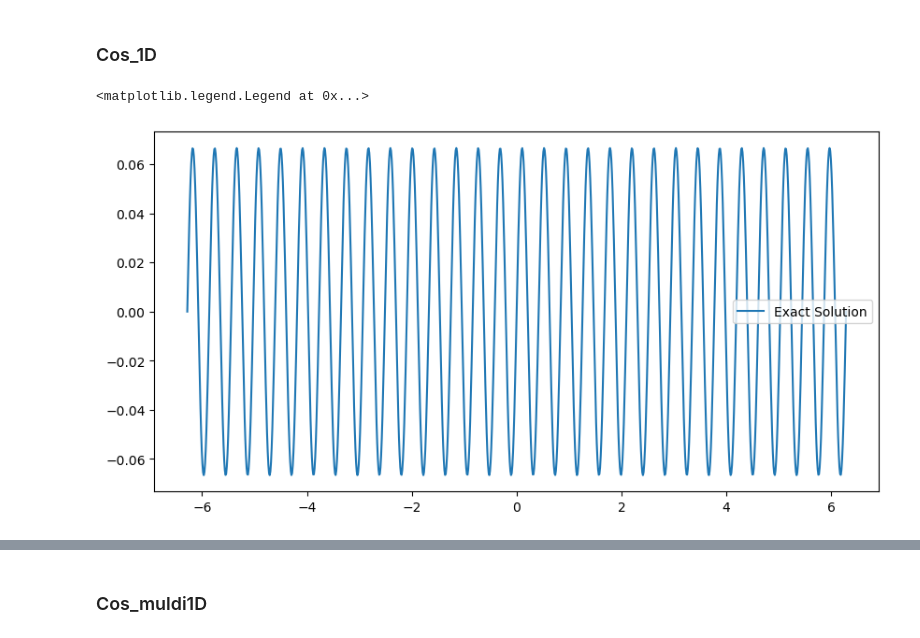
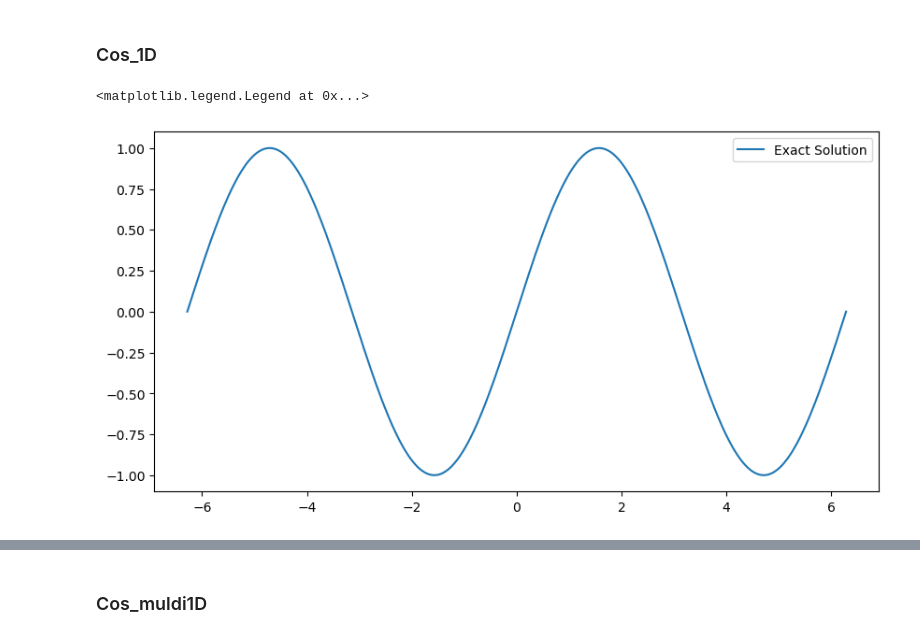
Before and after one commit to guglielmopacifico/DeepLearning, a Jupyter notebook: Task_B/test.ipynb, the cells around one changed output, grey strips where cells are left out. Cells and saved outputs as stored; diff of their text form; code cells hidden in the pictures.

```diff
--- a/Task_B/test.ipynb
+++ b/Task_B/test.ipynb
@@ -6,22 +6,23 @@ Running on  cpu
 # %% [markdown]
 ### Cos_1D
 # %%
-w = 15
+domain_extrema = [-2*torch.pi, 2*torch.pi]
+w = 1
 n_hidden_layers = 2
 neurons = 16
 activation_function = nn.Tanh()
 
 # Create the model
-model = Cos_1D(w, n_hidden_layers, neurons, activation_function)
+model = Cos_1D(domain_extrema, w, n_hidden_layers, neurons, activation_function)
 
 # Test the exact solution
 x_test = torch.linspace(-2*torch.pi, 2*torch.pi, 1000, dtype=torch.float32, device=DEVICE, requires_grad=True).reshape(-1, 1)   # the input has to be of shape (n, 1)
 u_exact = model.exact_solution(x_test)
 
 fig = plt.figure(figsize=(10, 5))
 plt.plot(x_test.cpu().detach().numpy(), u_exact.cpu().detach().numpy(), label='Exact Solution')
 plt.legend()
 # %% [output]
 <matplotlib.legend.Legend at 0x...>
-[figure, old version]
+[figure, new version]
 # %%
```
Also changed, not shown: parts of 12 cells of this notebook, 1 other file.
